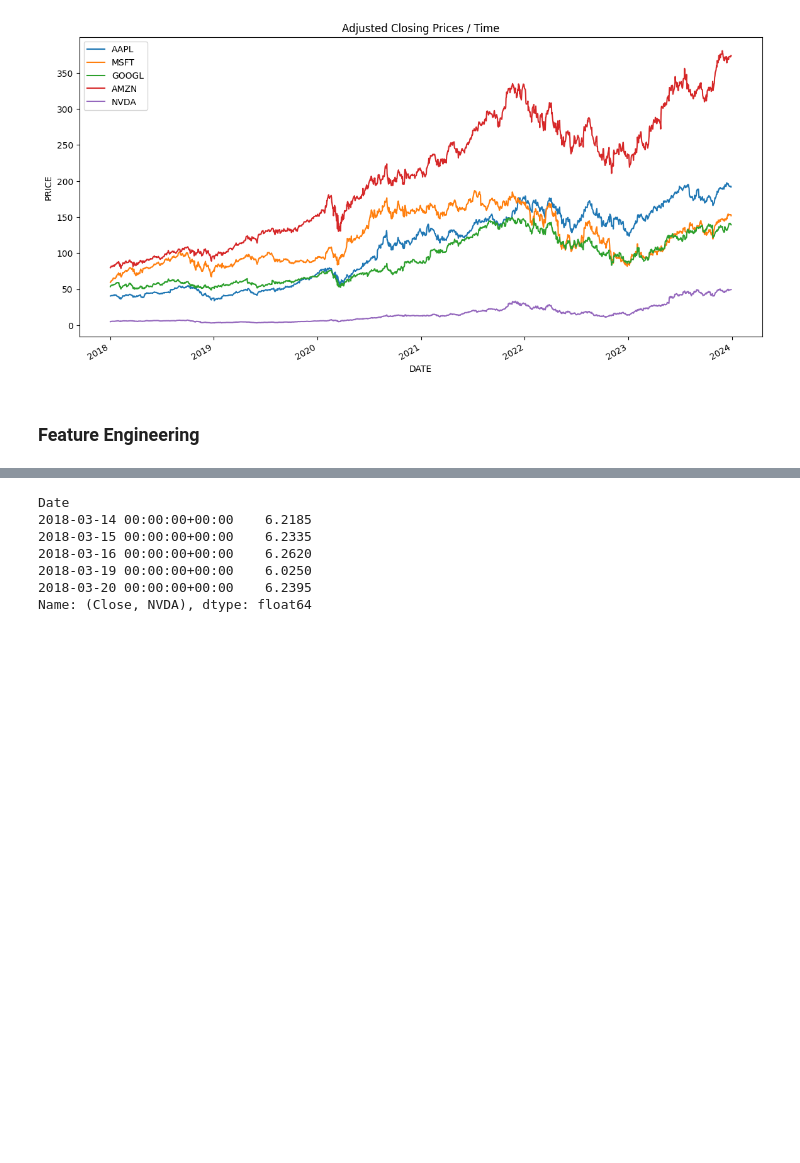
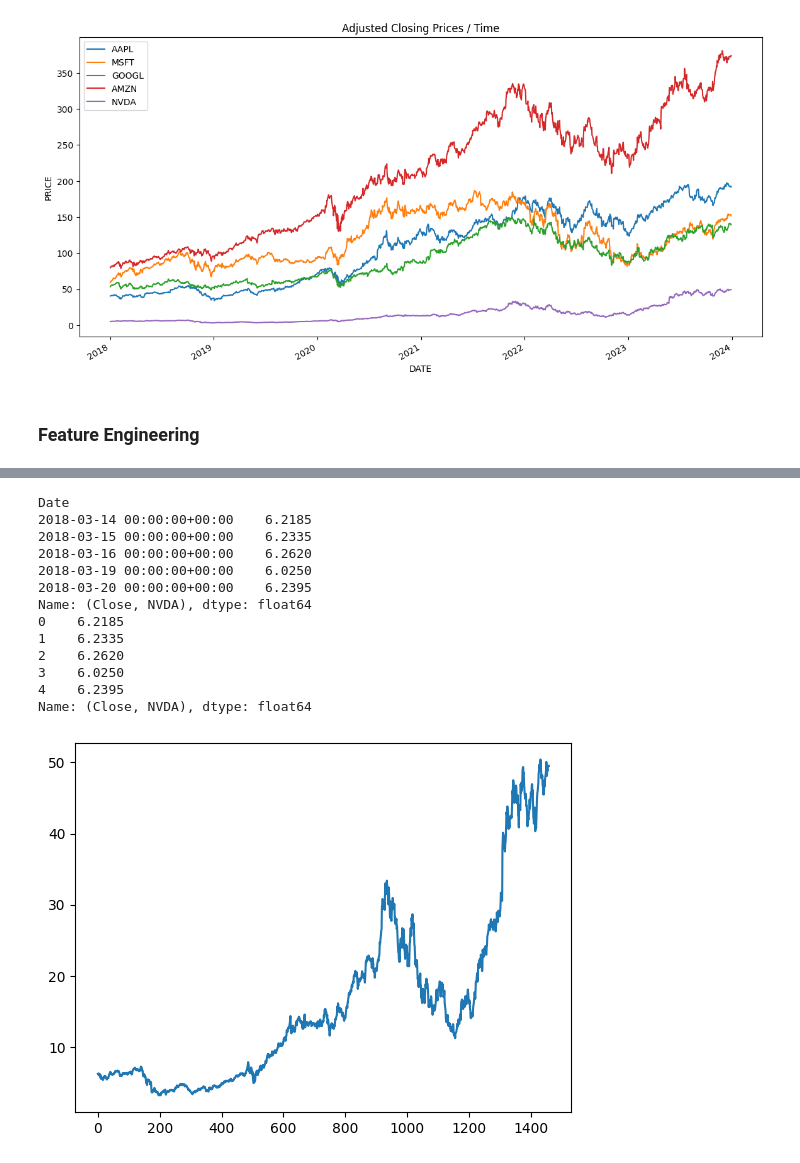
Before and after one commit to QuinnJL04/StockNN_to_SpringAPI, a Jupyter notebook: data_preprocessing.ipynb, the cells around one changed output, grey strips where cells are left out. Saved outputs shown, nothing was run; the diff lists cells and outputs as text; code cells hidden in the pictures; blank space fills up the shorter version.

```diff
--- a/data_preprocessing.ipynb
+++ b/data_preprocessing.ipynb
@@ -177,15 +180,25 @@ Date
 # %%
 names = ['NVDA', 'AMZN', 'GOOGL', 'MSFT', 'AAPL']
 types = ['']
+print(data[('Close', 'NVDA')].head(5))
 def choose_stock(name:str, type:str):
-    return data[(type, name)]
+    new_data = data.reset_index()[(type, name)]
+    plt.plot(new_data)
+    return new_data
 
 print(choose_stock('NVDA', 'Close').head(5))
 # %% [output]
 Date
 2018-03-14 00:00:00+00:00    6.2185
 2018-03-15 00:00:00+00:00    6.2335
 2018-03-16 00:00:00+00:00    6.2620
 2018-03-19 00:00:00+00:00    6.0250
 2018-03-20 00:00:00+00:00    6.2395
 Name: (Close, NVDA), dtype: float64
+0    6.2185
+1    6.2335
+2    6.2620
+3    6.0250
+4    6.2395
+Name: (Close, NVDA), dtype: float64
+[figure, added]
```
Also changed, not shown: parts of 5 cells of this notebook, 3 other files.
